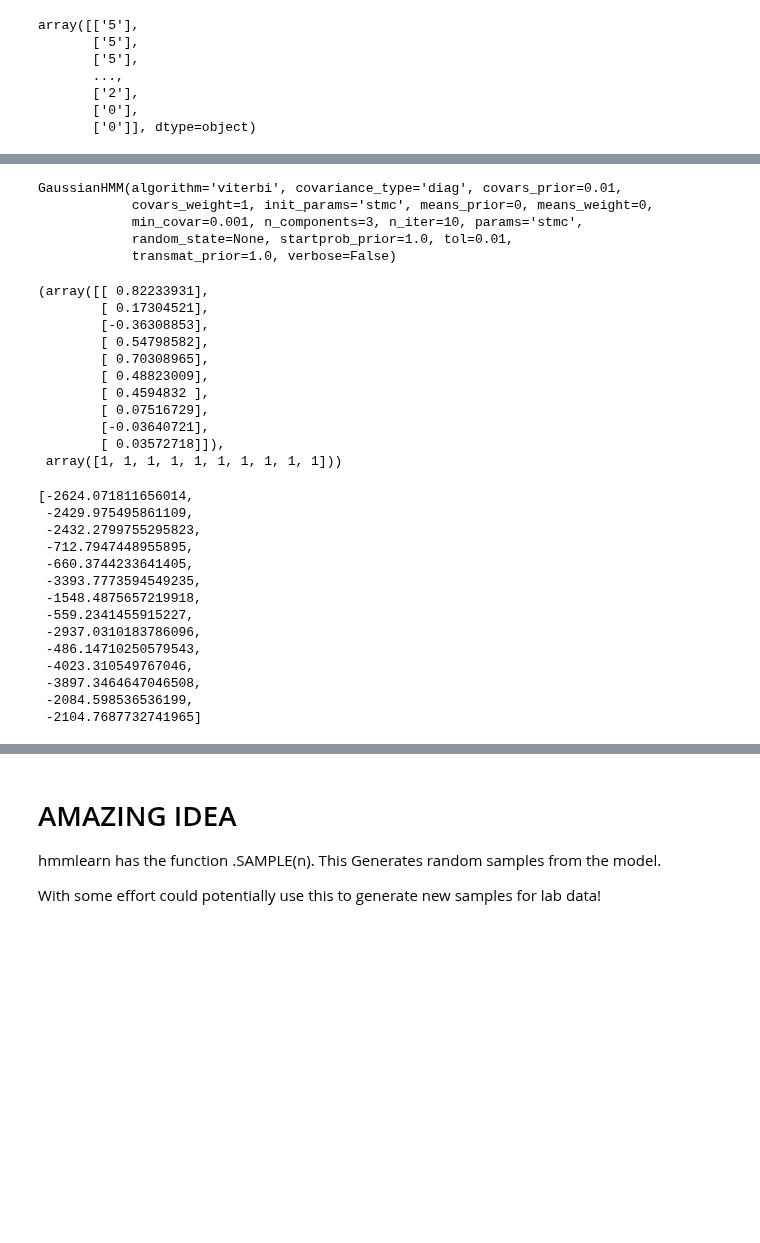
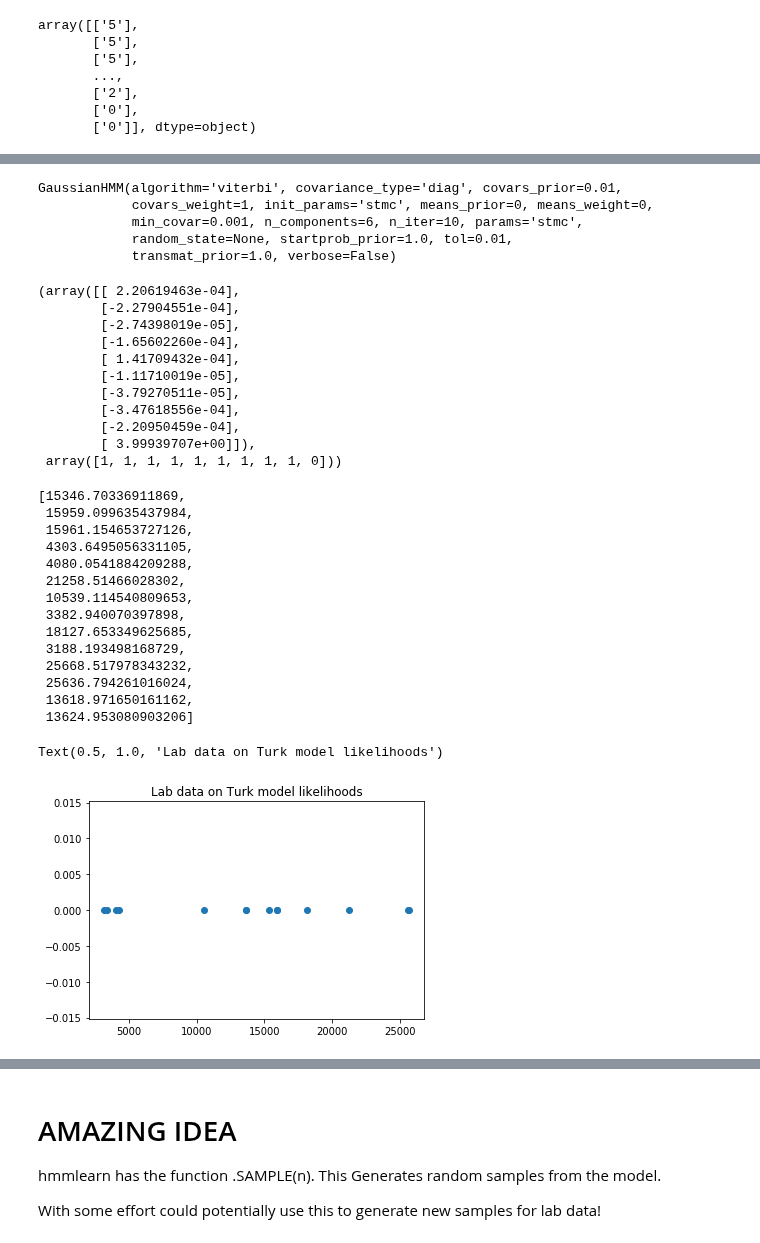
Before and after one commit to DJSaunders1997/Masters-Project, a Jupyter notebook: NLP-Notebook.ipynb, the cells around one changed output, grey strips where cells are left out. Cells and saved outputs as stored; diff of their text form; code cells hidden in the pictures; blank space fills up the shorter version.

Commit message:
Initial HMM plots with 6 hidden states

```diff
--- a/NLP-Notebook.ipynb
+++ b/NLP-Notebook.ipynb
@@ -746,26 +749,26 @@ lab_model.sample(10)
 # %%
-turk_model = hmm.GaussianHMM(n_components=3).fit(m_turk.reshape(-1, 1), turk_lengths) # dont know how many components/hidden states I should have
+turk_model = hmm.GaussianHMM(n_components=6).fit(m_turk.reshape(-1, 1), turk_lengths) # dont know how many components/hidden states I should have
 turk_model
 # %% [output]
 GaussianHMM(algorithm='viterbi', covariance_type='diag', covars_prior=0.01,
             covars_weight=1, init_params='stmc', means_prior=0, means_weight=0,
-            min_covar=0.001, n_components=3, n_iter=10, params='stmc',
+            min_covar=0.001, n_components=6, n_iter=10, params='stmc',
             random_state=None, startprob_prior=1.0, tol=0.01,
             transmat_prior=1.0, verbose=False)
 # %%
 turk_model.sample(10)
 # %% [output]
-(array([[ 0.82233931],
-        [ 0.17304521],
-        [-0.36308853],
-        [ 0.54798582],
-        [ 0.70308965],
-        [ 0.48823009],
-        [ 0.4594832 ],
-        [ 0.07516729],
-        [-0.03640721],
-        [ 0.03572718]]),
- array([1, 1, 1, 1, 1, 1, 1, 1, 1, 1]))
+(array([[ 2.20619463e-04],
+        [-2.27904551e-04],
+        [-2.74398019e-05],
+        [-1.65602260e-04],
+        [ 1.41709432e-04],
+        [-1.11710019e-05],
+        [-3.79270511e-05],
+        [-3.47618556e-04],
+        [-2.20950459e-04],
+        [ 3.99939707e+00]]),
+ array([1, 1, 1, 1, 1, 1, 1, 1, 1, 0]))
 # %%
 #for i in range(len(lab_lengths)):
 #    print( turk_model.score( m_lab[i].reshape(-1, 1) ) )
@@ -797,20 +800,29 @@ def model_score_list(model, data, lengths):
 
 model_score_list(turk_model, m_lab, lab_lengths)    # Try lab data on turk model
 # %% [output]
-[-2624.071811656014,
- -2429.975495861109,
- -2432.2799755295823,
- -712.7947448955895,
- -660.3744233641405,
- -3393.7773594549235,
- -1548.4875657219918,
- -559.2341455915227,
- -2937.0310183786096,
- -486.14710250579543,
- -4023.310549767046,
- -3897.3464647046508,
- -2084.598536536199,
- -2104.7687732741965]
+[15346.70336911869,
+ 15959.099635437984,
+ 15961.154653727126,
+ 4303.6495056331105,
+ 4080.0541884209288,
+ 21258.51466028302,
+ 10539.114540809653,
+ 3382.940070397898,
+ 18127.653349625685,
+ 3188.193498168729,
+ 25668.517978343232,
+ 25636.794261016024,
+ 13618.971650161162,
+ 13624.953080903206]
+# %%
+lab_data_turk_model = model_score_list(turk_model, m_lab, lab_lengths)  # Try lab data on turk model
+
+#plt.scatter(turk_data_lab_model,turk_data_lab_model)
+plt.scatter( lab_data_turk_model, np.zeros((len(lab_data_turk_model),1)) )
+plt.title('Lab data on Turk model likelihoods')
+# %% [output]
+Text(0.5, 1.0, 'Lab data on Turk model likelihoods')
+[figure, added]
 # %%
 model_score_list(lab_model, m_lab, lab_lengths)    # Try lab data on lab model
 # This cant be correct as surely it should remember its own training data.
```
Also changed, not shown: parts of 9 cells of this notebook.
